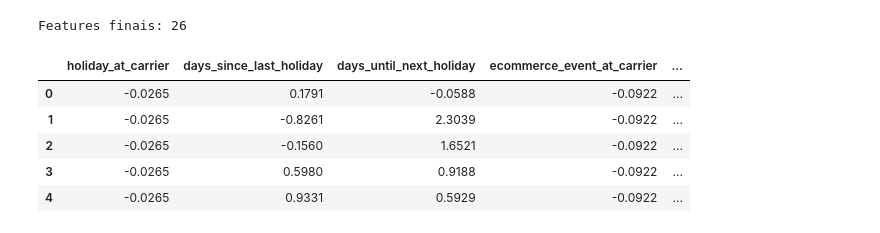
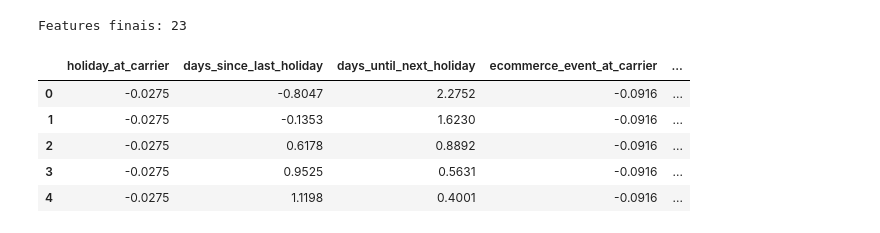
Before and after one commit to Last-Mile-Optimization/backend, a Jupyter notebook: modelo/split-temporal/regressao-linear_temporal_split_last_mile_v2.ipynb, the cells around one changed output. Saved outputs shown, nothing was run; the diff lists cells and outputs as text; code cells hidden in the pictures.

Commit message:
add regressao

```diff
--- a/modelo/split-temporal/regressao-linear_temporal_split_last_mile_v2.ipynb
+++ b/modelo/split-temporal/regressao-linear_temporal_split_last_mile_v2.ipynb
@@ -132,65 +134,42 @@ Features antes do encoding: 26
 # %%
-# Target Encoding suavizado usando APENAS o conjunto de treino.
-# Para a regressão, o encoding representa a média suavizada de DIAS DE ATRASO.
-
-media_global_atraso_dias = y_train.mean()
-m = 10
-encoding_maps = {}
-
-def target_encode_regressao(Xtr, Xte, ytr, coluna, nova_coluna):
-    tr_cat = Xtr[coluna].fillna("Unknown").astype(str)
-    te_cat = Xte[coluna].fillna("Unknown").astype(str)
-
-    stats = pd.DataFrame({"categoria": tr_cat, "target": ytr.values}) \
-        .groupby("categoria")["target"].agg(["count", "mean"])
-    smooth = (stats["count"] * stats["mean"] + m * media_global_atraso_dias) / (stats["count"] + m)
-
-    Xtr[nova_coluna] = tr_cat.map(smooth).fillna(media_global_atraso_dias)
-    Xte[nova_coluna] = te_cat.map(smooth).fillna(media_global_atraso_dias)
-    return smooth
-
-for original, nova in [
-    ("customer_city", "customer_city_encoded"),
-    ("seller_city", "seller_city_encoded"),
-    ("category_name", "category_name_encoded"),
-]:
-    if original in X_train.columns:
-        encoding_maps[original] = target_encode_regressao(X_train, X_test, y_train, original, nova)
-
-cat_originais = [c for c in ["customer_city", "seller_city", "category_name"] if c in X_train.columns]
-X_train = X_train.drop(columns=cat_originais)
-X_test = X_test.drop(columns=cat_originais)
-
-# Garante somente features numéricas
+# Célula 4: pré-processamento específico para regressão linear.
+# XGBoost dispensa escalonamento; LinearRegression se beneficia da padronização.
+# Não há target encoding: cidades e categoria foram excluídas no XGBoost atual.
 nao_numericas = X_train.select_dtypes(exclude=[np.number, "bool"]).columns.tolist()
 if nao_numericas:
-    print("Colunas não numéricas removidas:", nao_numericas)
+    print("Features não numéricas removidas:", nao_numericas)
     X_train = X_train.drop(columns=nao_numericas)
     X_test = X_test.drop(columns=nao_numericas, errors="ignore")
 
-# Infinitos -> NaN; imputação baseada SOMENTE no treino
 X_train = X_train.replace([np.inf, -np.inf], np.nan)
 X_test = X_test.replace([np.inf, -np.inf], np.nan)
+
+# Colunas totalmente nulas no treino não têm mediana válida.
+colunas_totalmente_nulas = X_train.columns[X_train.isna().all()].tolist()
+if colunas_totalmente_nulas:
+    print("Colunas totalmente nulas no treino removidas:", colunas_totalmente_nulas)
+    X_train = X_train.drop(columns=colunas_totalmente_nulas)
+    X_test = X_test.drop(columns=colunas_totalmente_nulas)
+
 train_medians = X_train.median(numeric_only=True)
 X_train = X_train.fillna(train_medians)
 X_test = X_test.fillna(train_medians)
 
-# Mesma normalização usada no pipeline do XGBoost
 scaler = StandardScaler()
 X_train_scaled = pd.DataFrame(
     scaler.fit_transform(X_train), columns=X_train.columns, index=X_train.index
 )
 X_test_scaled = pd.DataFrame(
-    scaler.transform(X_test), columns=X_test.columns, index=X_test.index
+    scaler.transform(X_test), columns=X_train.columns, index=X_test.index
 )
 
 print(f"Features finais: {X_train_scaled.shape[1]}")
 display(X_train_scaled.head())
 # %% [output]
-Features finais: 26
+Features finais: 23
 |  | holiday_at_carrier | days_since_last_holiday | days_until_next_holiday | ecommerce_event_at_carrier | ... |
-| 0 | -0.0265 | 0.1791 | -0.0588 | -0.0922 | ... |
-| 1 | -0.0265 | -0.8261 | 2.3039 | -0.0922 | ... |
-| 2 | -0.0265 | -0.1560 | 1.6521 | -0.0922 | ... |
-| 3 | -0.0265 | 0.5980 | 0.9188 | -0.0922 | ... |
-| 4 | -0.0265 | 0.9331 | 0.5929 | -0.0922 | ... |
+| 0 | -0.0275 | -0.8047 | 2.2752 | -0.0916 | ... |
+| 1 | -0.0275 | -0.1353 | 1.6230 | -0.0916 | ... |
+| 2 | -0.0275 | 0.6178 | 0.8892 | -0.0916 | ... |
+| 3 | -0.0275 | 0.9525 | 0.5631 | -0.0916 | ... |
+| 4 | -0.0275 | 1.1198 | 0.4001 | -0.0916 | ... |
```
Also changed, not shown: parts of 14 cells of this notebook, 3 other files.
